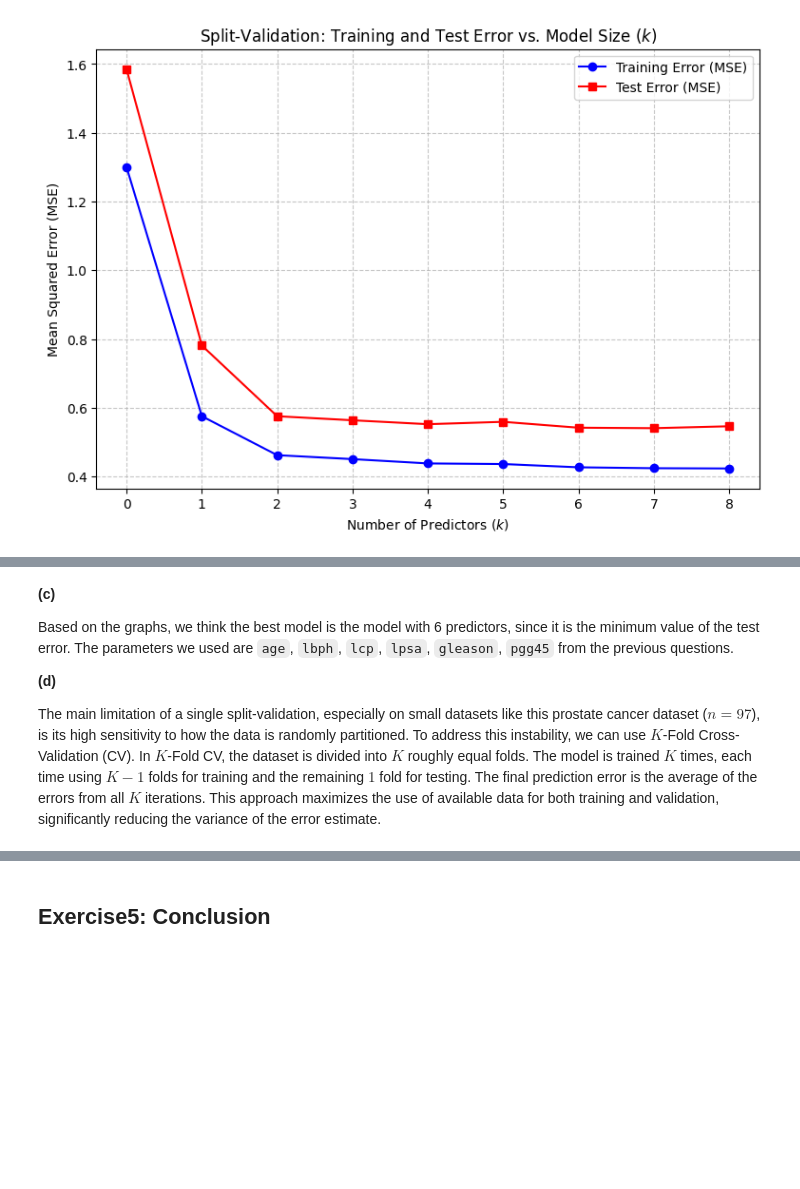
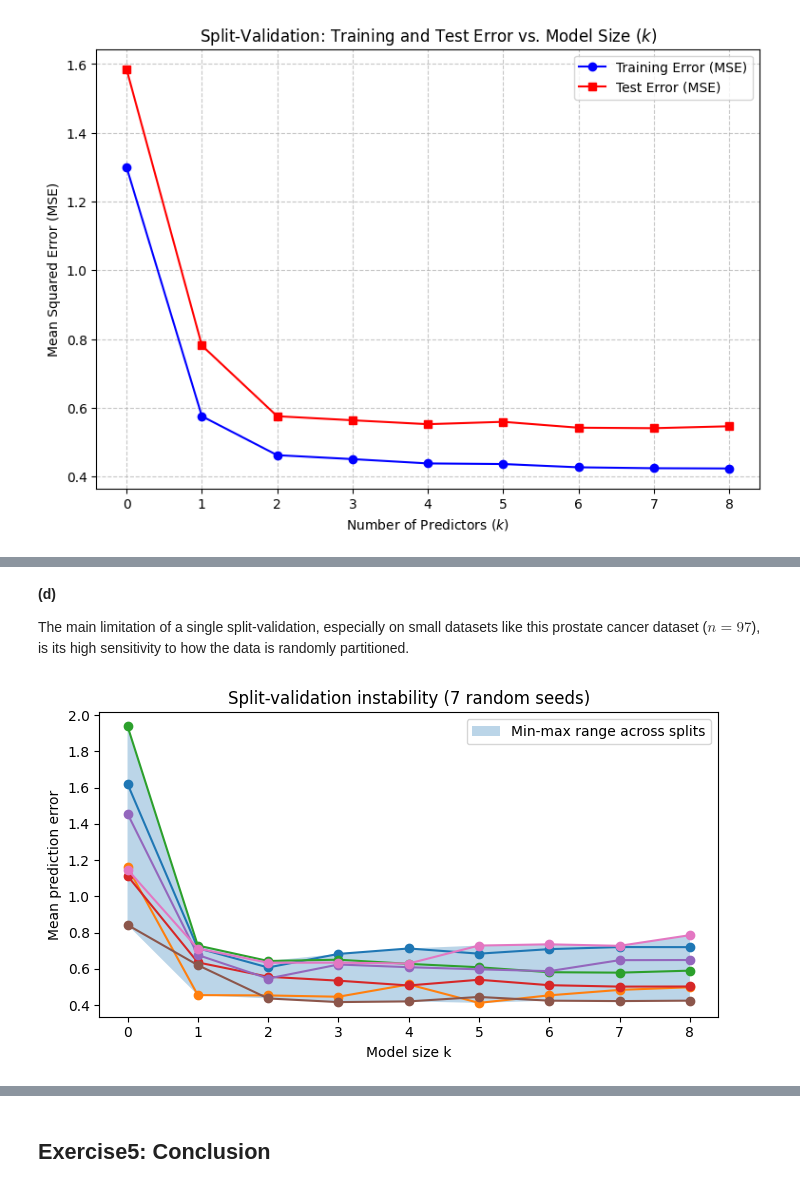
Before and after one commit to Mot101/ISLA_TP, a Jupyter notebook: TP1/TP1_report.ipynb, the cells around one changed output, grey strips where cells are left out. Cells and saved outputs as stored; diff of their text form; code cells hidden in the pictures; blank space fills up the shorter version.

```diff
--- a/TP1/TP1_report.ipynb
+++ b/TP1/TP1_report.ipynb
@@ -560,9 +605,37 @@ plt.show()
 # %% [markdown]
-**(c)**
-
-Based on the graphs, we think the best model is the model with 6 predictors, since it is the minimum value of the test error.
-The parameters we used are `age`, `lbph`, `lcp`, `lpsa`, `gleason`, `pgg45` from the previous questions.
 
 **(d)**
 
-The main limitation of a single split-validation, especially on small datasets like this prostate cancer dataset ($n=97$), is its high sensitivity to how the data is randomly partitioned. To address this instability, we can use $K$-Fold Cross-Validation (CV). In $K$-Fold CV, the dataset is divided into $K$ roughly equal folds. The model is trained $K$ times, each time using $K-1$ folds for training and the remaining $1$ fold for testing. The final prediction error is the average of the errors from all $K$ iterations. This approach maximizes the use of available data for both training and validation, significantly reducing the variance of the error estimate.
+The main limitation of a single split-validation, especially on small datasets like this prostate cancer dataset ($n=97$), is its high sensitivity to how the data is randomly partitioned.
+# %%
+test_errors_runs = []
+
+seed_sz = 7
+for seed in range(seed_sz):
+    X_tr, X_te, y_tr, y_te = train_test_split(X, y, test_size=0.3, random_state=seed)
+    errs = []
+    for row in best_models.itertuples(index=False):
+        k, combo, _ = row
+        cols = ['const'] if k == 0 else [c for name in combo for c in predictor_groups[name]] + ['const']
+        m = sm.OLS(y_tr, X_tr[cols]).fit()
+        errs.append(mean_squared_error(y_te, m.predict(X_te[cols])))
+    test_errors_runs.append(errs)
+
+test_errors_runs = np.array(test_errors_runs)
+
+plt.figure(figsize=(7, 4))
+for seed in range(seed_sz):
+  plt.plot(range(9), test_errors_runs[seed], marker='o')
+plt.fill_between(range(9),
+                 test_errors_runs.min(axis=0),
+                 test_errors_runs.max(axis=0),
+                 alpha=0.3, label='Min-max range across splits')
+plt.xlabel("Model size k")
+plt.ylabel("Mean prediction error")
+plt.title("Split-validation instability (7 random seeds)")
+plt.legend()
+plt.xticks(range(9))
+plt.tight_layout()
+plt.show()
+# %% [output]
+[figure, added]
```
Also changed, not shown: parts of 8 cells of this notebook.
